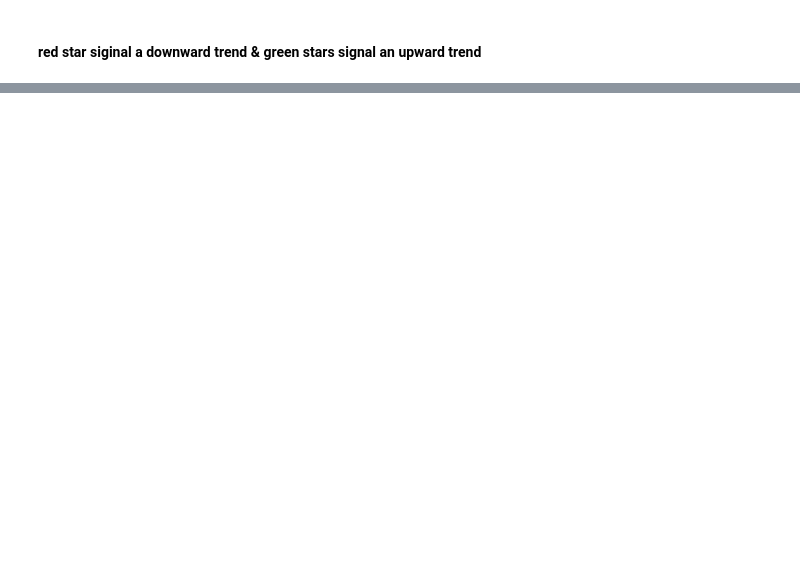
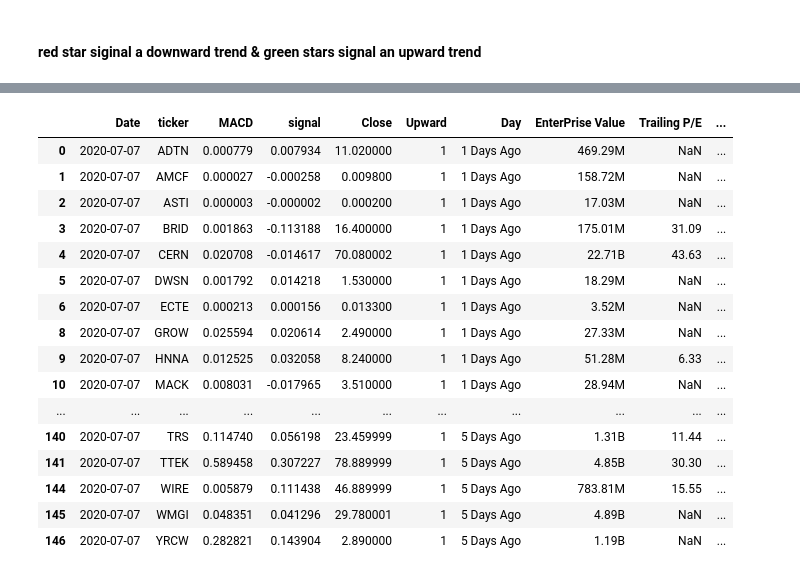
Before and after one commit to Mtaylert/Stock_Evaluation, a Jupyter notebook: StockEvaluations.ipynb, the cells around one changed output, grey strips where cells are left out. Saved outputs shown, nothing was run; the diff lists cells and outputs as text; code cells hidden in the pictures; blank space fills up the shorter version.

```diff
--- a/StockEvaluations.ipynb
+++ b/StockEvaluations.ipynb
@@ -322,7 +318,7 @@ def upward_trending_stocks(nasdaq_data,end_date,start_date_lb=10,upward=True):
         for c_ in sort_values:
             curr_shift = Top_Shifts[Top_Shifts[c_]==1]
             curr_shift=curr_shift[['Date','ticker','MACD','signal','Close',c_]]
-            curr_shift=curr_shift.rename(columns={c_:'Upward'})
+            curr_shift=curr_shift.rename(columns={c_:'Downward'})
             curr_shift['Day']= '{} Days Ago'.format(c_.split('_')[2])
             new_frame.append(curr_shift)
 
@@ -591,5 +589,5 @@ full
 # %%
-test = pd.merge(TopShifts_up,full_df_transpose,left_on='ticker',right_index=True,how='left')
+test = pd.merge(TopShifts_up,full_df_transpose,left_on='ticker',right_index=True)
 # %%
-test[['Date', 'ticker', 'MACD', 'signal', 'Close', 'Upward', 'Day',
+add_meta = test[['Date', 'ticker', 'MACD', 'signal', 'Close', 'Upward', 'Day',
        'EnterPrise Value', 'Trailing P/E', 'Forward P/E','Return on Assets']]
@@ -595,0 +596,20 @@ test[['Date', 'ticker', 'MACD', 'signal', 'Close', 'Upward', 'Day',
+# %%
+add_meta
+# %% [output]
+|  | Date | ticker | MACD | signal | Close | Upward | Day | EnterPrise Value | Trailing P/E | ... |
+| 0 | 2020-07-07 | ADTN | 0.000779 | 0.007934 | 11.020000 | 1 | 1 Days Ago | 469.29M | NaN | ... |
+| 1 | 2020-07-07 | AMCF | 0.000027 | -0.000258 | 0.009800 | 1 | 1 Days Ago | 158.72M | NaN | ... |
+| 2 | 2020-07-07 | ASTI | 0.000003 | -0.000002 | 0.000200 | 1 | 1 Days Ago | 17.03M | NaN | ... |
+| 3 | 2020-07-07 | BRID | 0.001863 | -0.113188 | 16.400000 | 1 | 1 Days Ago | 175.01M | 31.09 | ... |
+| 4 | 2020-07-07 | CERN | 0.020708 | -0.014617 | 70.080002 | 1 | 1 Days Ago | 22.71B | 43.63 | ... |
+| 5 | 2020-07-07 | DWSN | 0.001792 | 0.014218 | 1.530000 | 1 | 1 Days Ago | 18.29M | NaN | ... |
+| 6 | 2020-07-07 | ECTE | 0.000213 | 0.000156 | 0.013300 | 1 | 1 Days Ago | 3.52M | NaN | ... |
+| 8 | 2020-07-07 | GROW | 0.025594 | 0.020614 | 2.490000 | 1 | 1 Days Ago | 27.33M | NaN | ... |
+| 9 | 2020-07-07 | HNNA | 0.012525 | 0.032058 | 8.240000 | 1 | 1 Days Ago | 51.28M | 6.33 | ... |
+| 10 | 2020-07-07 | MACK | 0.008031 | -0.017965 | 3.510000 | 1 | 1 Days Ago | 28.94M | NaN | ... |
+| ... | ... | ... | ... | ... | ... | ... | ... | ... | ... | ... |
+| 140 | 2020-07-07 | TRS | 0.114740 | 0.056198 | 23.459999 | 1 | 5 Days Ago | 1.31B | 11.44 | ... |
+| 141 | 2020-07-07 | TTEK | 0.589458 | 0.307227 | 78.889999 | 1 | 5 Days Ago | 4.85B | 30.30 | ... |
+| 144 | 2020-07-07 | WIRE | 0.005879 | 0.111438 | 46.889999 | 1 | 5 Days Ago | 783.81M | 15.55 | ... |
+| 145 | 2020-07-07 | WMGI | 0.048351 | 0.041296 | 29.780001 | 1 | 5 Days Ago | 4.89B | NaN | ... |
+| 146 | 2020-07-07 | YRCW | 0.282821 | 0.143904 | 2.890000 | 1 | 5 Days Ago | 1.19B | NaN | ... |
```
Also changed, not shown: parts of 8 cells of this notebook, 2 other files.
